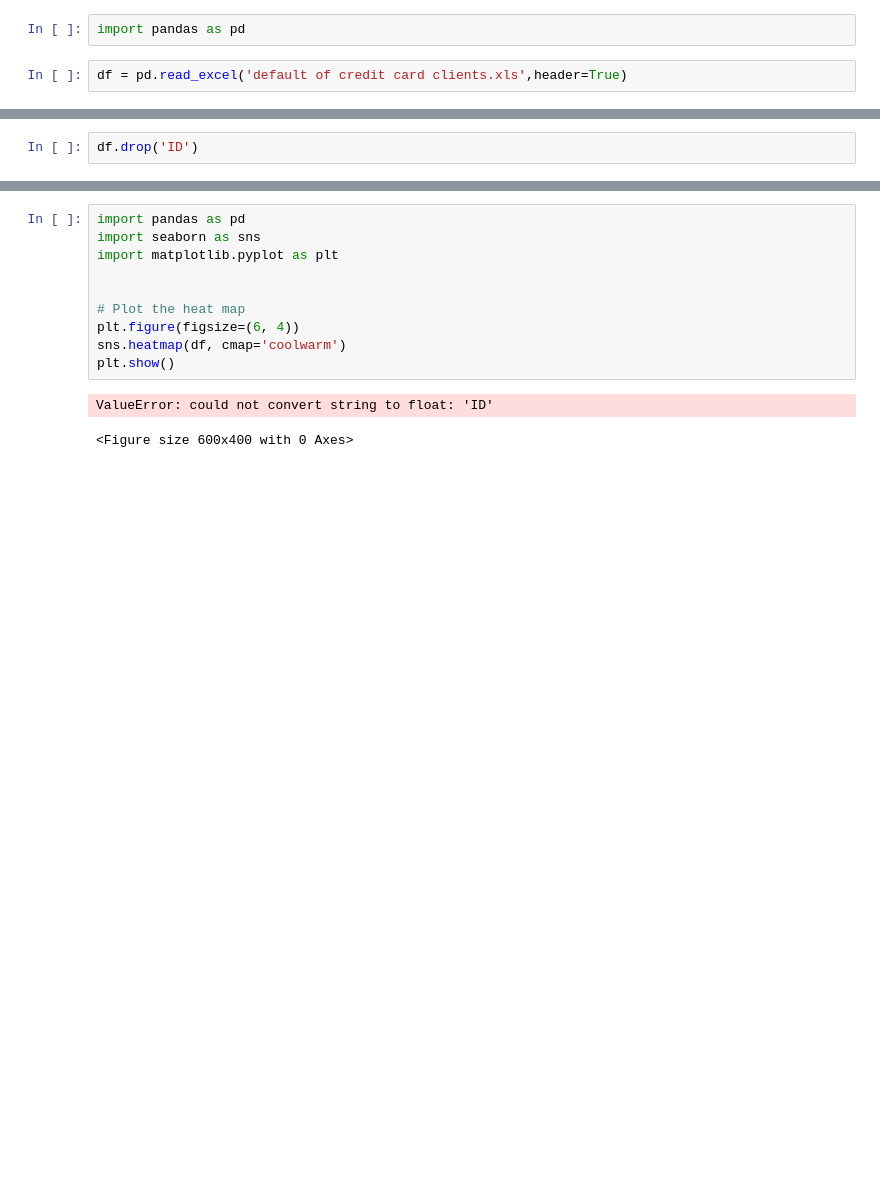
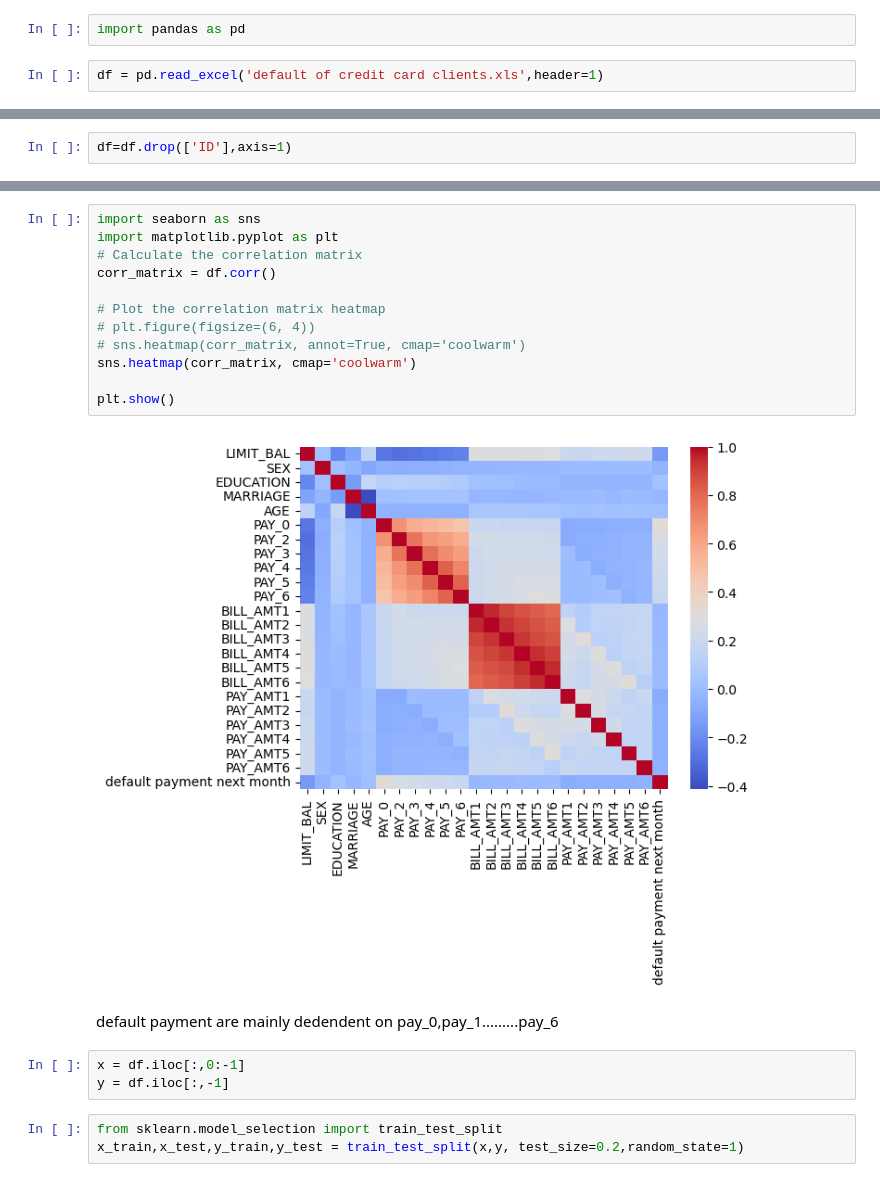
Before and after one commit to manish7065/Credit-Card-proj, a Jupyter notebook: trial.ipynb, the cells around one changed output, grey strips where cells are left out. Saved outputs shown, nothing was run; the diff lists cells and outputs as text; blank space fills up the shorter version.

```diff
--- a/trial.ipynb
+++ b/trial.ipynb
@@ -1,4 +22,4 @@
 # %%
 import pandas as pd
 # %%
-df = pd.read_excel('default of credit card clients.xls',header=True)
+df = pd.read_excel('default of credit card clients.xls',header=1)
@@ -47,2 +95,2 @@ df
 # %%
-df.drop('ID')
+df=df.drop(['ID'],axis=1)
@@ -51,13 +130,22 @@ TypeError: 'method' object is not subscriptable
 # %%
-import pandas as pd
 import seaborn as sns
 import matplotlib.pyplot as plt
+# Calculate the correlation matrix
+corr_matrix = df.corr()
 
+# Plot the correlation matrix heatmap
+# plt.figure(figsize=(6, 4))
+# sns.heatmap(corr_matrix, annot=True, cmap='coolwarm')
+sns.heatmap(corr_matrix, cmap='coolwarm')
 
-# Plot the heat map
-plt.figure(figsize=(6, 4))
-sns.heatmap(df, cmap='coolwarm')
 plt.show()
 # %% [output]
-ValueError: could not convert string to float: 'ID'
-<Figure size 600x400 with 0 Axes>
+[figure, added]
+# %% [markdown]
+default payment are mainly dedendent on pay_0,pay_1.........pay_6
+# %%
+x = df.iloc[:,0:-1]
+y = df.iloc[:,-1]
+# %%
+from sklearn.model_selection import train_test_split
+x_train,x_test,y_train,y_test = train_test_split(x,y, test_size=0.2,random_state=1)
```
Also changed, not shown: parts of 29 cells of this notebook.
